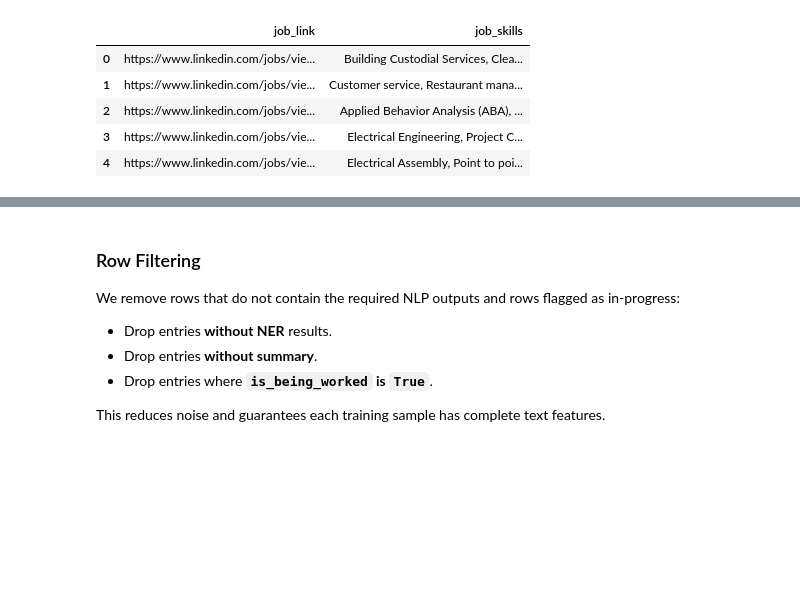
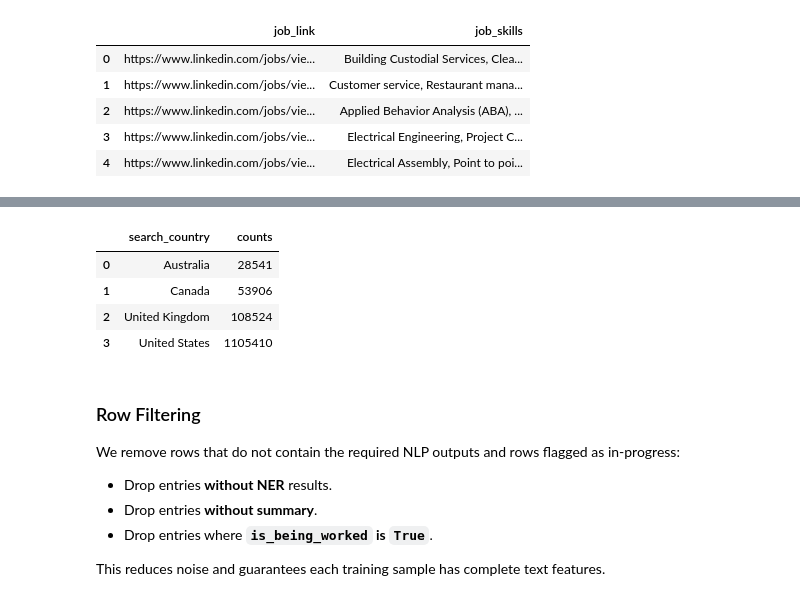
Before and after one commit to tmb2k01/linkedin-rec-sys, a Jupyter notebook: linkedin-rec-sys.ipynb, the cells around one changed output, grey strips where cells are left out. Cells and saved outputs as stored; diff of their text form; code cells hidden in the pictures; blank space fills up the shorter version.

```diff
--- a/linkedin-rec-sys.ipynb
+++ b/linkedin-rec-sys.ipynb
@@ -113,6 +113,14 @@ jobs_df.describe()
 # %%
 #input_cols = ['job_link', 'job_title', 'job_location', 'search_country', 'job_skills', 'job_description']
 input_cols = ['job_link', 'job_title', 'job_location', 'search_country', 'job_skills']
+# %%
+jobs_df.groupby("search_country").size().reset_index(name='counts')
+# %% [output]
+|  | search_country | counts |
+| 0 | Australia | 28541 |
+| 1 | Canada | 53906 |
+| 2 | United Kingdom | 108524 |
+| 3 | United States | 1105410 |
 # %% [markdown]
 ### Row Filtering
 
```
Also changed, not shown: parts of 8 cells of this notebook.
